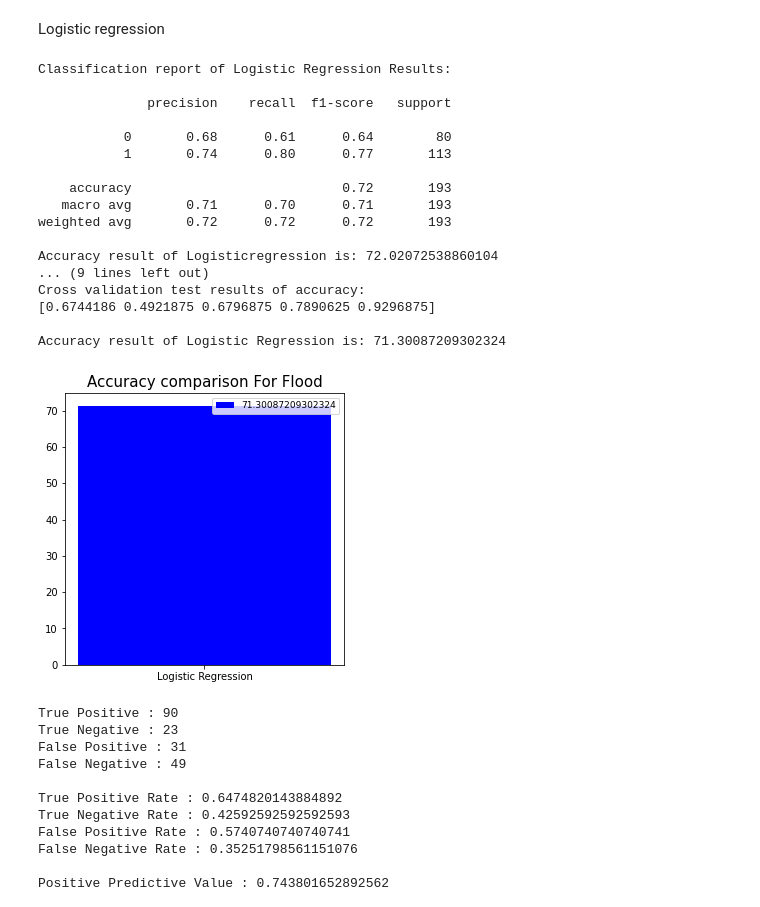
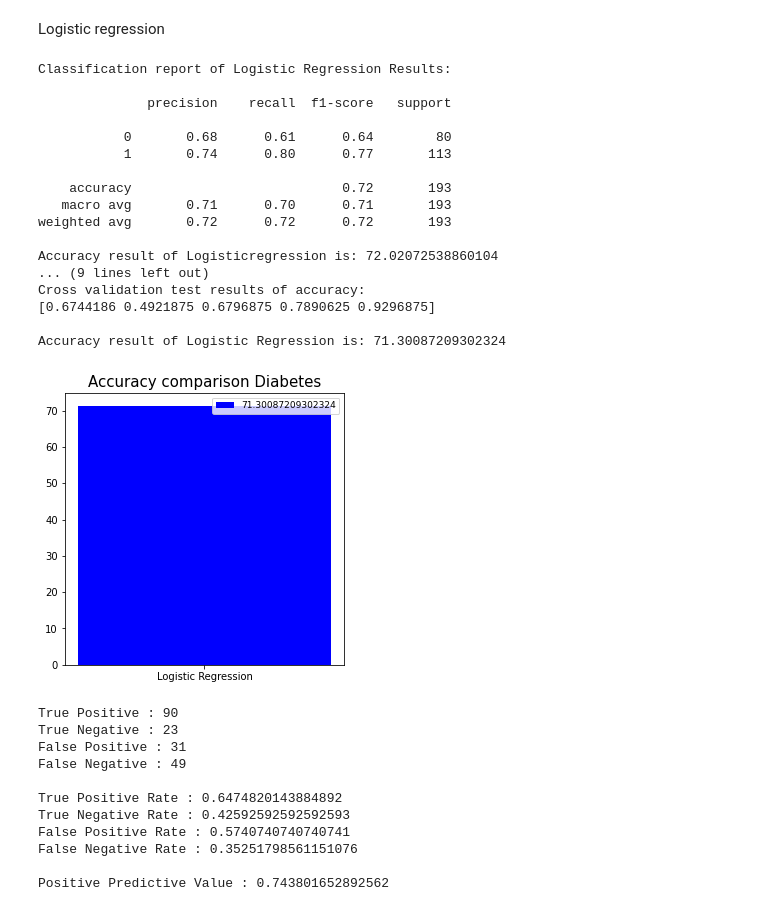
Before and after one commit to PavuluriSrikanth/GROUP11, a Jupyter notebook: Code/Module3.ipynb, the cells around one changed output. Cells and saved outputs as stored; diff of their text form; code cells hidden in the pictures.

```diff
--- a/Code/Module3.ipynb
+++ b/Code/Module3.ipynb
@@ -172,35 +172,35 @@ LR=accuracy.mean() * 100
 def graph():
     import matplotlib.pyplot as plt
     data=[LR]
     alg="Logistic Regression"
     plt.figure(figsize=(5,5))
     b=plt.bar(alg,data,color=("b"))
-    plt.title("Accuracy comparison For Flood",fontsize=15)
+    plt.title("Accuracy comparison Diabetes",fontsize=15)
     plt.legend(b,data,fontsize=9)
 
 
 
 
 graph()
 # %% [output]
 Classification report of Logistic Regression Results:
 
               precision    recall  f1-score   support
 
            0       0.68      0.61      0.64        80
            1       0.74      0.80      0.77       113
 
     accuracy                           0.72       193
    macro avg       0.71      0.70      0.71       193
 weighted avg       0.72      0.72      0.72       193
 
 Accuracy result of Logisticregression is: 72.02072538860104
 ... (9 lines left out)
 Cross validation test results of accuracy:
 [0.6744186 0.4921875 0.6796875 0.7890625 0.9296875]
 
 Accuracy result of Logistic Regression is: 71.30087209302324
-[figure, old version]
+[figure, new version]
 # %%
 TN = cm2[1][0]
 FN = cm2[0][0]
```
Also changed, not shown: 4 other files.
